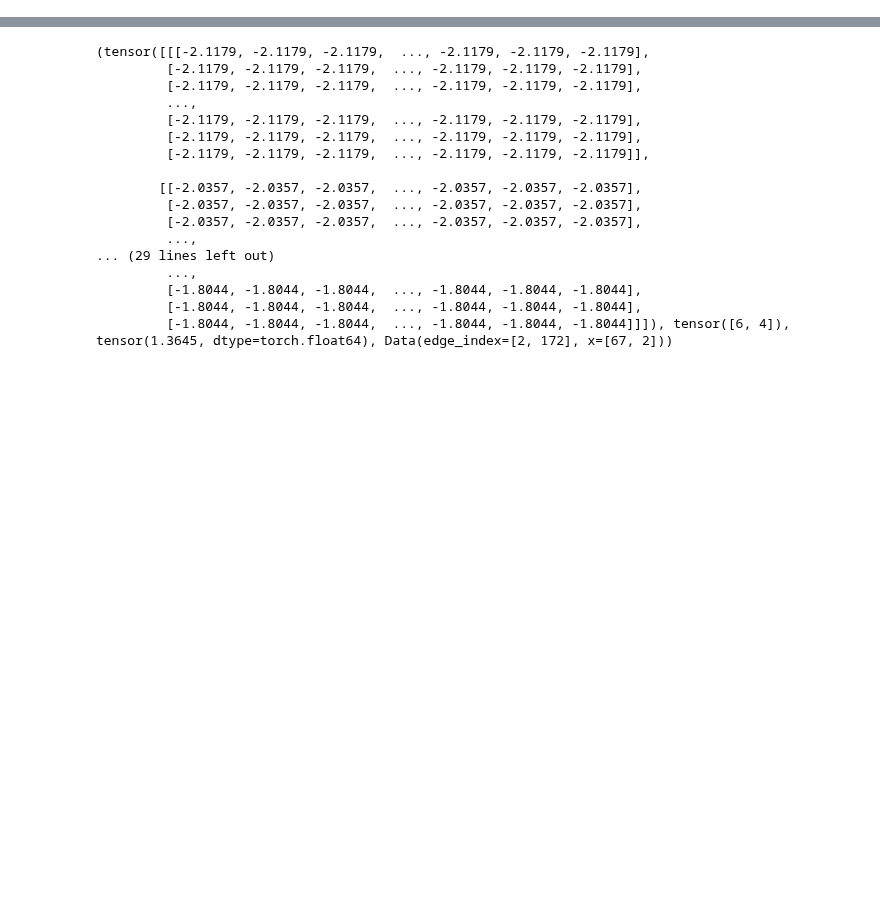
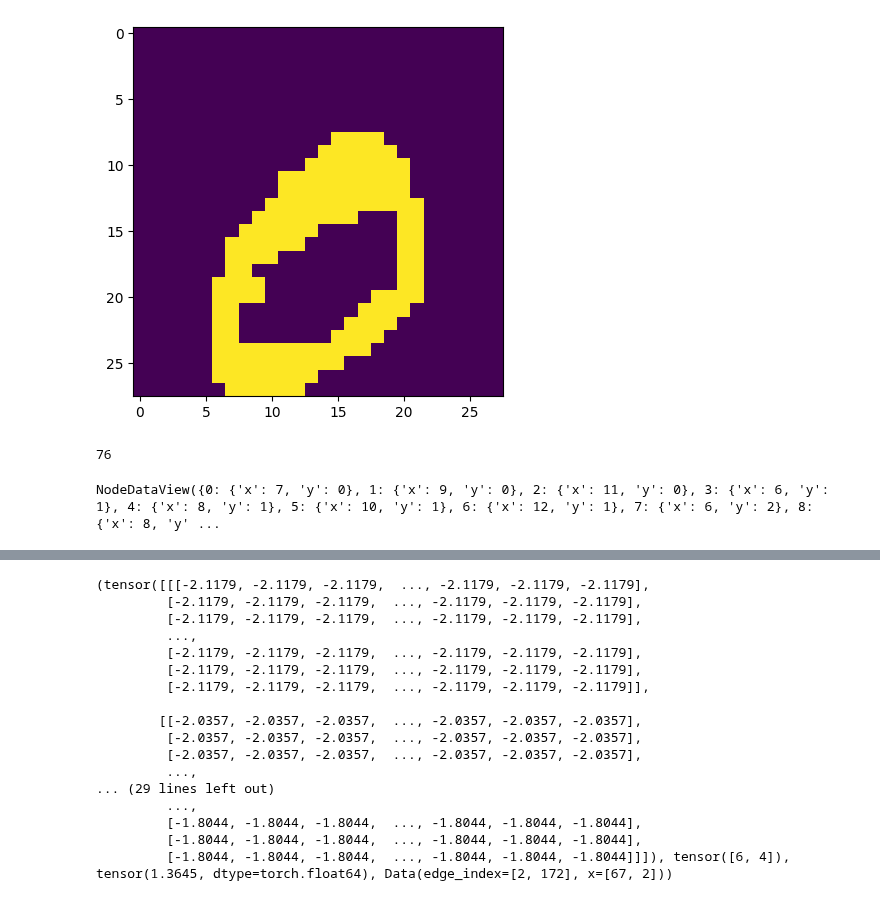
Before and after one commit to EwenBernard/Text2Bricks, a Jupyter notebook: training_notebook.ipynb, the cells around one changed output, grey strips where cells are left out. Drawn from its saved outputs; the diff is of its cells as text; code cells hidden in the pictures; blank space fills up the shorter version.

```diff
--- a/training_notebook.ipynb
+++ b/training_notebook.ipynb
@@ -7,0 +105,7 @@ generator.generate_dataset(250)
+# %%
+graph_2 = GraphLegoWorldData(item[0])
+# %%
+plt.imshow(graph_2.graph_to_table())
+plt.show()
+# %% [output]
+[figure, added]
@@ -7,0 +141,8 @@ generator.generate_dataset(250)
+# %%
+graph_nx.number_of_nodes()
+# %% [output]
+76
+# %%
+graph_nx.nodes(data=True)
+# %% [output]
+NodeDataView({0: {'x': 7, 'y': 0}, 1: {'x': 9, 'y': 0}, 2: {'x': 11, 'y': 0}, 3: {'x': 6, 'y': 1}, 4: {'x': 8, 'y': 1}, 5: {'x': 10, 'y': 1}, 6: {'x': 12, 'y': 1}, 7: {'x': 6, 'y': 2}, 8: {'x': 8, 'y' ...
```
Also changed, not shown: parts of 38 cells of this notebook, 14 other files.
